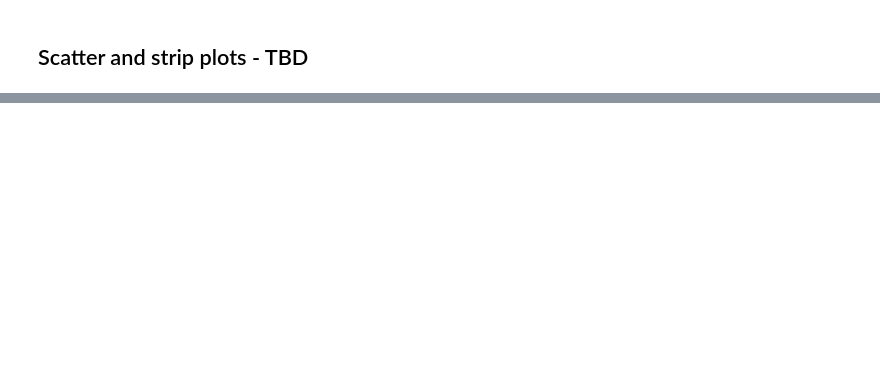
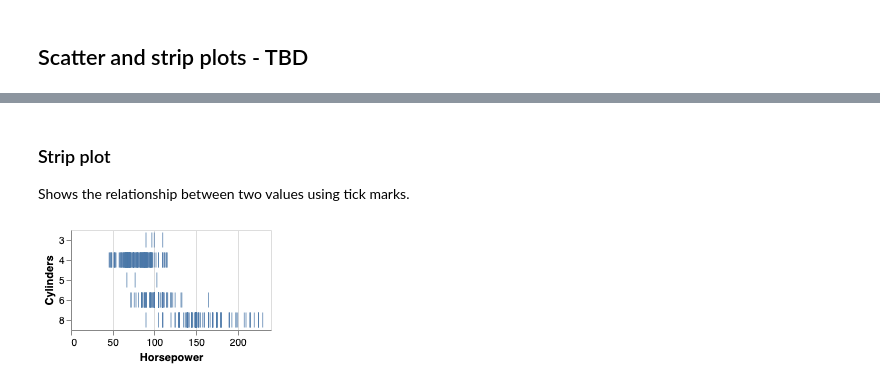
Before and after one commit to spawnfest/ielixir, a Jupyter notebook: resources/examples/Plotting with VegaLite.ipynb, the cells around one changed output, grey strips where cells are left out. Saved outputs shown, nothing was run; the diff lists cells and outputs as text; code cells hidden in the pictures; blank space fills up the shorter version.

```diff
--- a/resources/examples/Plotting with VegaLite.ipynb
+++ b/resources/examples/Plotting with VegaLite.ipynb
@@ -236,0 +260,14 @@ Vl.new(title: "Daily max temperatures (C) in Seattle, WA")
+# %% [markdown]
+### Strip plot
+
+Shows the relationship between two values using tick marks.
+# %%
+# Source: https://vega.github.io/vega-lite/examples/tick_strip.html
+
+Vl.new()
+|> Vl.data_from_url("https://vega.github.io/editor/data/cars.json")
+|> Vl.mark(:tick)
+|> Vl.encode_field(:x, "Horsepower", type: :quantitative)
+|> Vl.encode_field(:y, "Cylinders", type: :ordinal)
+# %% [output]
+[figure, added]
```
Also changed, not shown: parts of 35 cells of this notebook, 1 other file.
